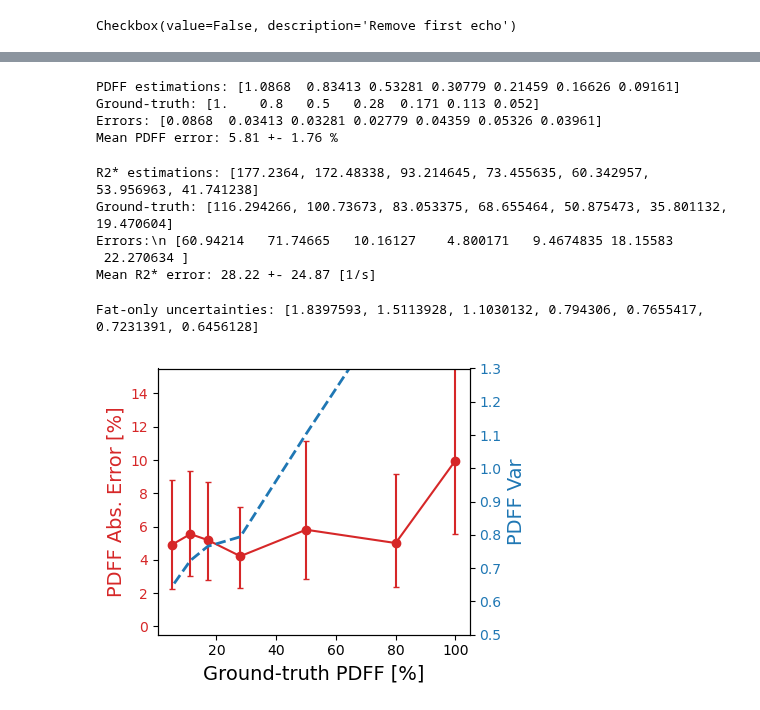
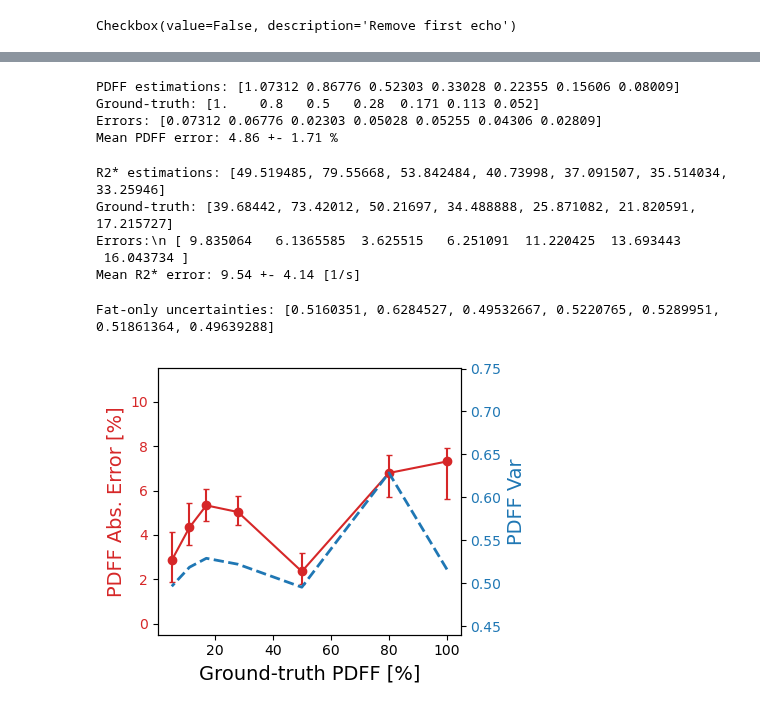
Before and after one commit to jpmeneses/IDEAL-GAN, a Jupyter notebook: ROI_phantom.ipynb, the cells around one changed output, grey strips where cells are left out. Saved outputs shown, nothing was run; the diff lists cells and outputs as text; code cells hidden in the pictures.

```diff
--- a/ROI_phantom.ipynb
+++ b/ROI_phantom.ipynb
@@ -23,7 +23,7 @@ from itertools import cycle
 ############################################################
 # dataset_dir = '../MATLAB/waterFatSignalPhantom/data_out/'
 dataset_dir = '../../OneDrive - Universidad Católica de Chile/Documents/MATLAB/waterFatSignalPhantom/data_out/'
-dataset_hdf5_1 = 'phantom_SNR10.hdf5'
+dataset_hdf5_1 = 'mod_phantom_SNR99.hdf5'
 
 ############################################################
 ################### LOAD DATASET 1 #########################
@@ -589,10 +593,10 @@ PDFF_err_std = np.std((PDFF_err_list))
 print('Mean PDFF error:',np.round(PDFF_err_mean*100,2),
       '+-',np.round(PDFF_err_std*100,2),'%')
 # %% [output]
-PDFF estimations: [1.0868  0.83413 0.53281 0.30779 0.21459 0.16626 0.09161]
+PDFF estimations: [1.07312 0.86776 0.52303 0.33028 0.22355 0.15606 0.08009]
 Ground-truth: [1.    0.8   0.5   0.28  0.171 0.113 0.052]
-Errors: [0.0868  0.03413 0.03281 0.02779 0.04359 0.05326 0.03961]
-Mean PDFF error: 5.81 +- 1.76 %
+Errors: [0.07312 0.06776 0.02303 0.05028 0.05255 0.04306 0.02809]
+Mean PDFF error: 4.86 +- 1.71 %
 # %%
 r2_res_all = list()
 r2_gt_all = list()
@@ -621,11 +625,11 @@ r2_err_std = np.std((r2_err_list))
 print('Mean R2* error:',np.round(r2_err_mean,2),
       '+-',np.round(r2_err_std,2),'[1/s]')
 # %% [output]
-R2* estimations: [177.2364, 172.48338, 93.214645, 73.455635, 60.342957, 53.956963, 41.741238]
-Ground-truth: [116.294266, 100.73673, 83.053375, 68.655464, 50.875473, 35.801132, 19.470604]
-Errors:\n [60.94214   71.74665   10.16127    4.800171   9.4674835 18.15583
- 22.270634 ]
-Mean R2* error: 28.22 +- 24.87 [1/s]
+R2* estimations: [49.519485, 79.55668, 53.842484, 40.73998, 37.091507, 35.514034, 33.25946]
+Ground-truth: [39.68442, 73.42012, 50.21697, 34.488888, 25.871082, 21.820591, 17.215727]
+Errors:\n [ 9.835064   6.1365585  3.625515   6.251091  11.220425  13.693443
+ 16.043734 ]
+Mean R2* error: 9.54 +- 4.14 [1/s]
 # %%
 fuq_res_all = list()
 for k in verts_list:
@@ -652,27 +656,27 @@ for k in verts_list:
 # Display uncertainties
 print('Fat-only uncertainties:',fuq_res_all)
 # %% [output]
-Fat-only uncertainties: [1.8397593, 1.5113928, 1.1030132, 0.794306, 0.7655417, 0.7231391, 0.6456128]
+Fat-only uncertainties: [0.5160351, 0.6284527, 0.49532667, 0.5220765, 0.5289951, 0.51861364, 0.49639288]
 # %%
 fig, ax1 = plt.subplots(figsize=(4.5,3.5))
 
 color = 'tab:red'
 ax1.set_xlabel('Ground-truth PDFF [%]', fontsize=14)
 ax1.set_ylabel('PDFF Abs. Error [%]', color=color, fontsize=14)
 ax1.errorbar(100.0*np.round(PDFF_gt_all,4), 100.0*np.round(PDFF_err_list,4),
              100.0*np.round(np.transpose(PDFF_iqr_all),4), marker='o', color=color, capsize=2)
 ax1.tick_params(axis='y', labelcolor=color)
-ax1.set_ylim(-0.5,15.5)
+ax1.set_ylim(-0.5,11.5)
 
 ax2 = ax1.twinx()  # instantiate a second Axes that shares the same x-axis
 
 color = 'tab:blue'
 ax2.set_ylabel('PDFF Var', color=color, fontsize=14)  # we already handled the x-label with ax1
 ax2.plot(100.0*np.round(PDFF_gt_all,4), fuq_res_all, color=color, linestyle='--', linewidth=2)
 ax2.tick_params(axis='y', labelcolor=color)
-ax2.set_ylim(0.5,1.3)
+ax2.set_ylim(0.44,0.75)
 
 fig.tight_layout()  # otherwise the right y-label is slightly clipped
 plt.show()
 # %% [output]
-[figure, old version]
+[figure, new version]
```
Also changed, not shown: parts of 8 cells of this notebook.
